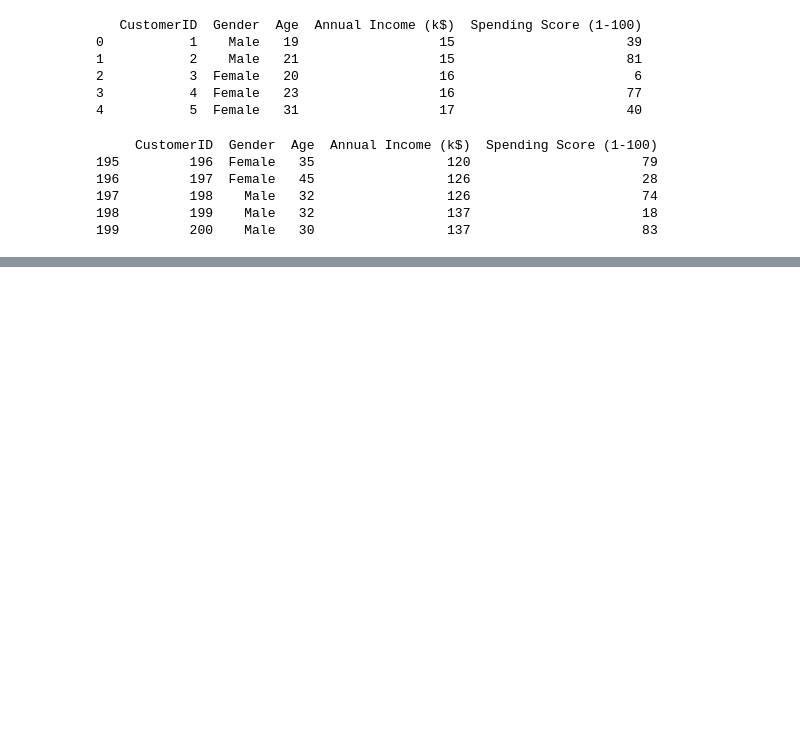
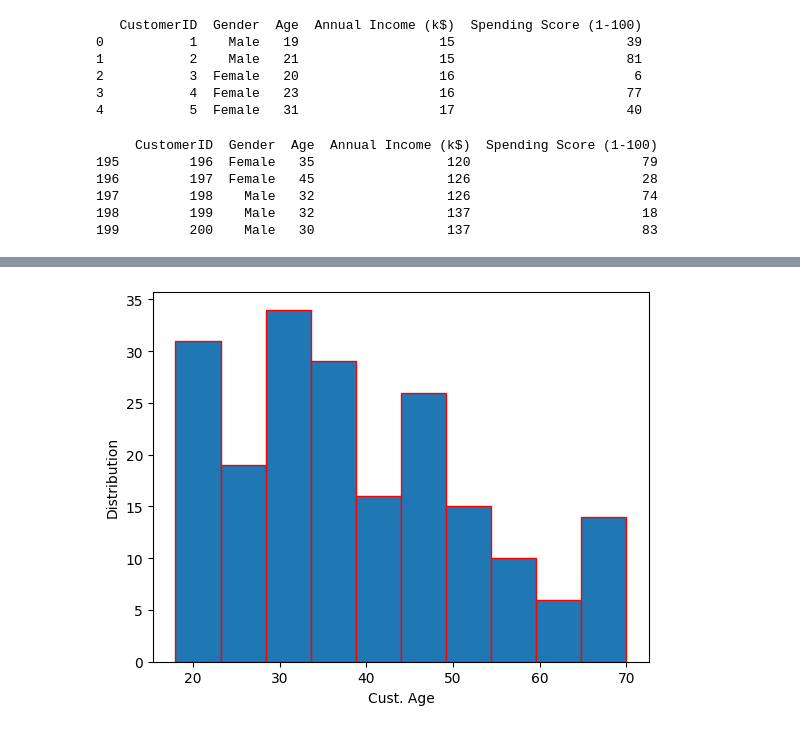
Before and after one commit to rajsrm2021/Data-analytics, a Jupyter notebook: first.ipynb, the cells around one changed output, grey strips where cells are left out. Saved outputs shown, nothing was run; the diff lists cells and outputs as text; code cells hidden in the pictures; blank space fills up the shorter version.

```diff
--- a/first.ipynb
+++ b/first.ipynb
@@ -24,0 +37,8 @@ print(df1.tail())
+# %%
+# Histogram plot
+g = plt.hist(df1['Age'], histtype = 'bar', ec='red')
+g = plt.xlabel('Cust. Age')
+g = plt.ylabel('Distribution')
+plt.show()
+# %% [output]
+[figure, added]
```
Also changed, not shown: parts of 11 cells of this notebook.
